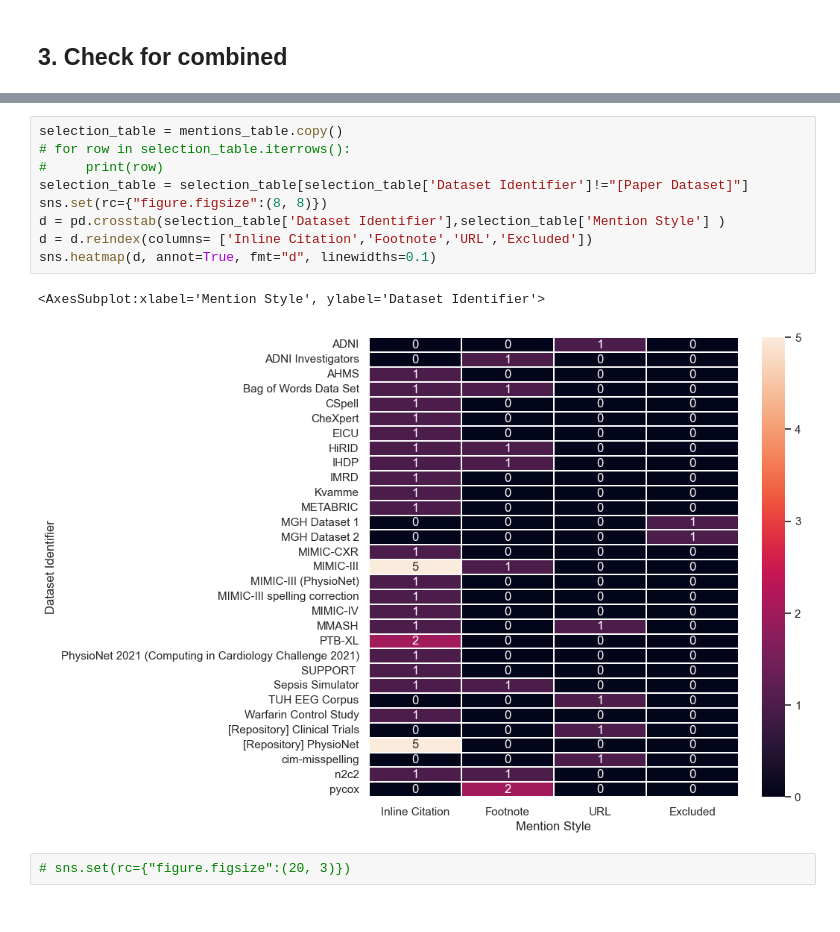
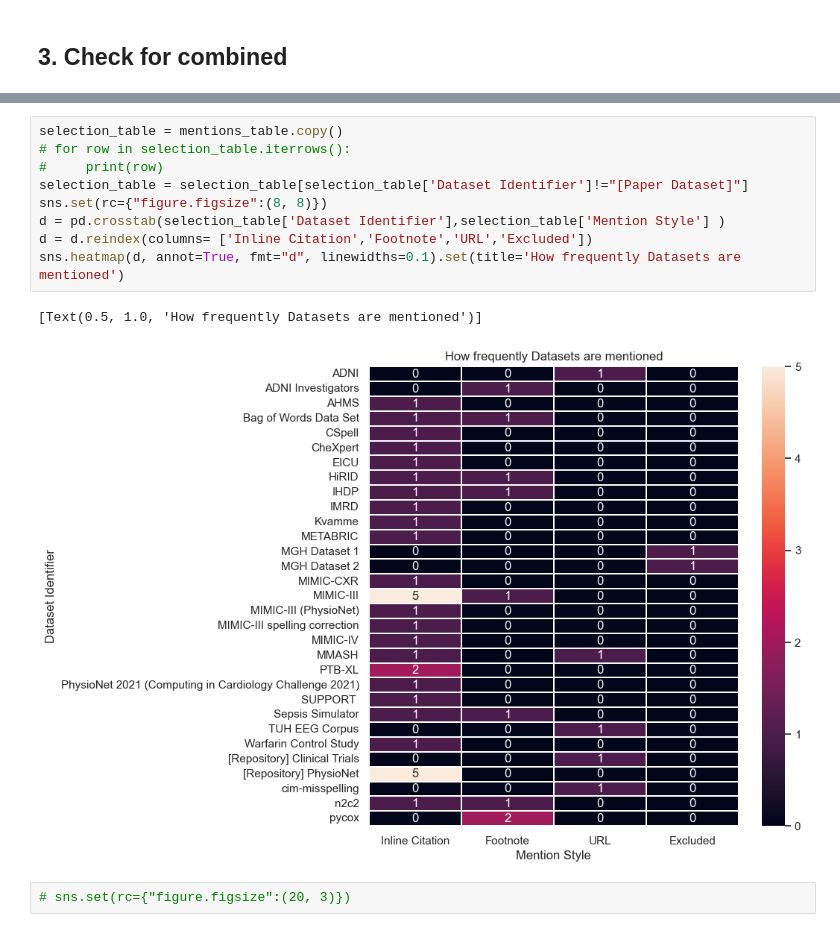
Before and after one commit to madprogramer/PublicDatasets, a Jupyter notebook: ArticleVisualizer.ipynb, the cells around one changed output, grey strips where cells are left out. Saved outputs shown, nothing was run; the diff lists cells and outputs as text.

```diff
--- a/ArticleVisualizer.ipynb
+++ b/ArticleVisualizer.ipynb
@@ -94,15 +98,15 @@ selection_table.groupby(['Paper Title','Dataset Identifier','Mention Style']).co
 # %%
 selection_table = mentions_table.copy()
 # for row in selection_table.iterrows():
 #     print(row)
 selection_table = selection_table[selection_table['Dataset Identifier']!="[Paper Dataset]"]
 sns.set(rc={"figure.figsize":(8, 8)})
 d = pd.crosstab(selection_table['Dataset Identifier'],selection_table['Mention Style'] )
 d = d.reindex(columns= ['Inline Citation','Footnote','URL','Excluded'])
-sns.heatmap(d, annot=True, fmt="d", linewidths=0.1)
+sns.heatmap(d, annot=True, fmt="d", linewidths=0.1).set(title='How frequently Datasets are mentioned')
 # %% [output]
-<AxesSubplot:xlabel='Mention Style', ylabel='Dataset Identifier'>
+[Text(0.5, 1.0, 'How frequently Datasets are mentioned')]
-[figure, old version]
+[figure, new version]
 # %%
 # sns.set(rc={"figure.figsize":(20, 3)})
 # %% [markdown]
```
Also changed, not shown: parts of 4 cells of this notebook.
